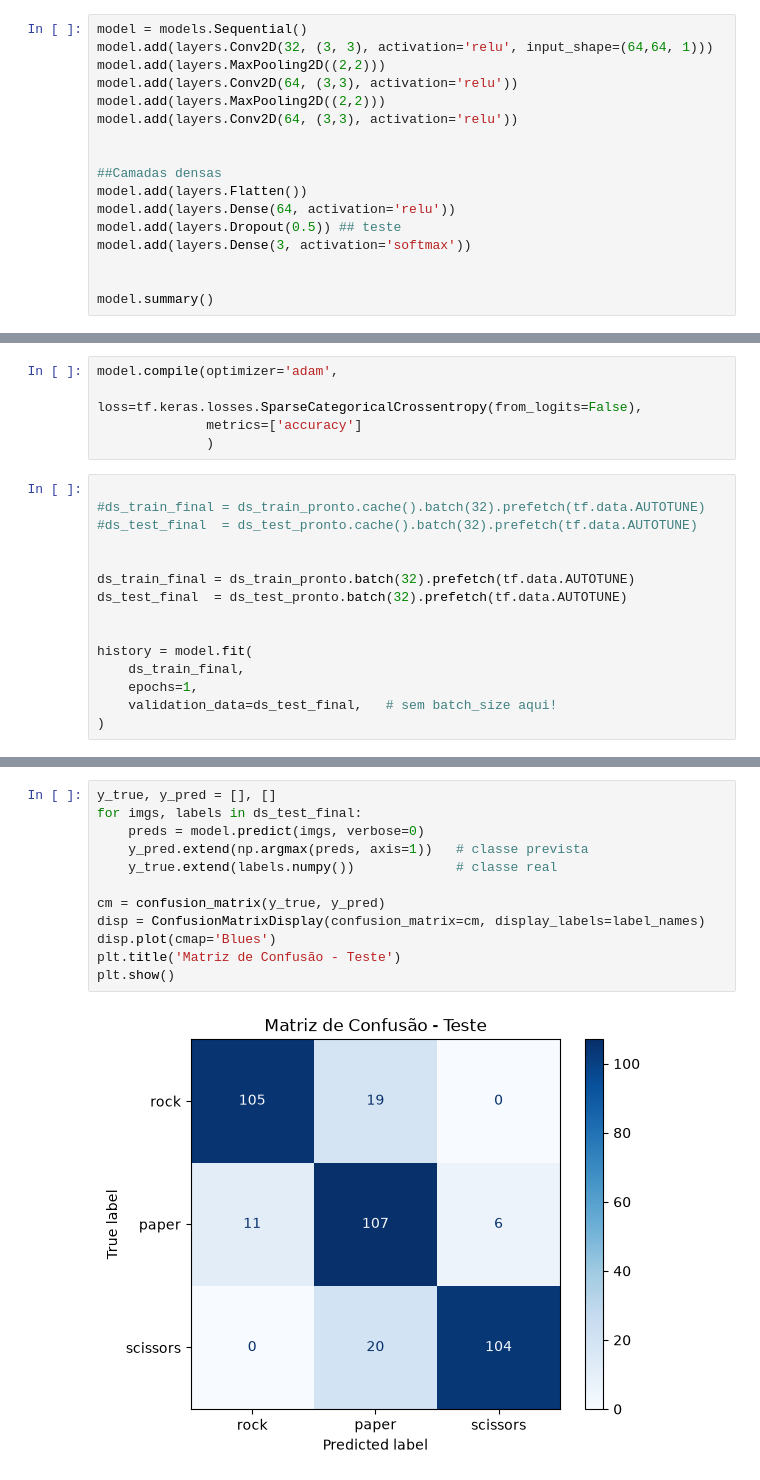
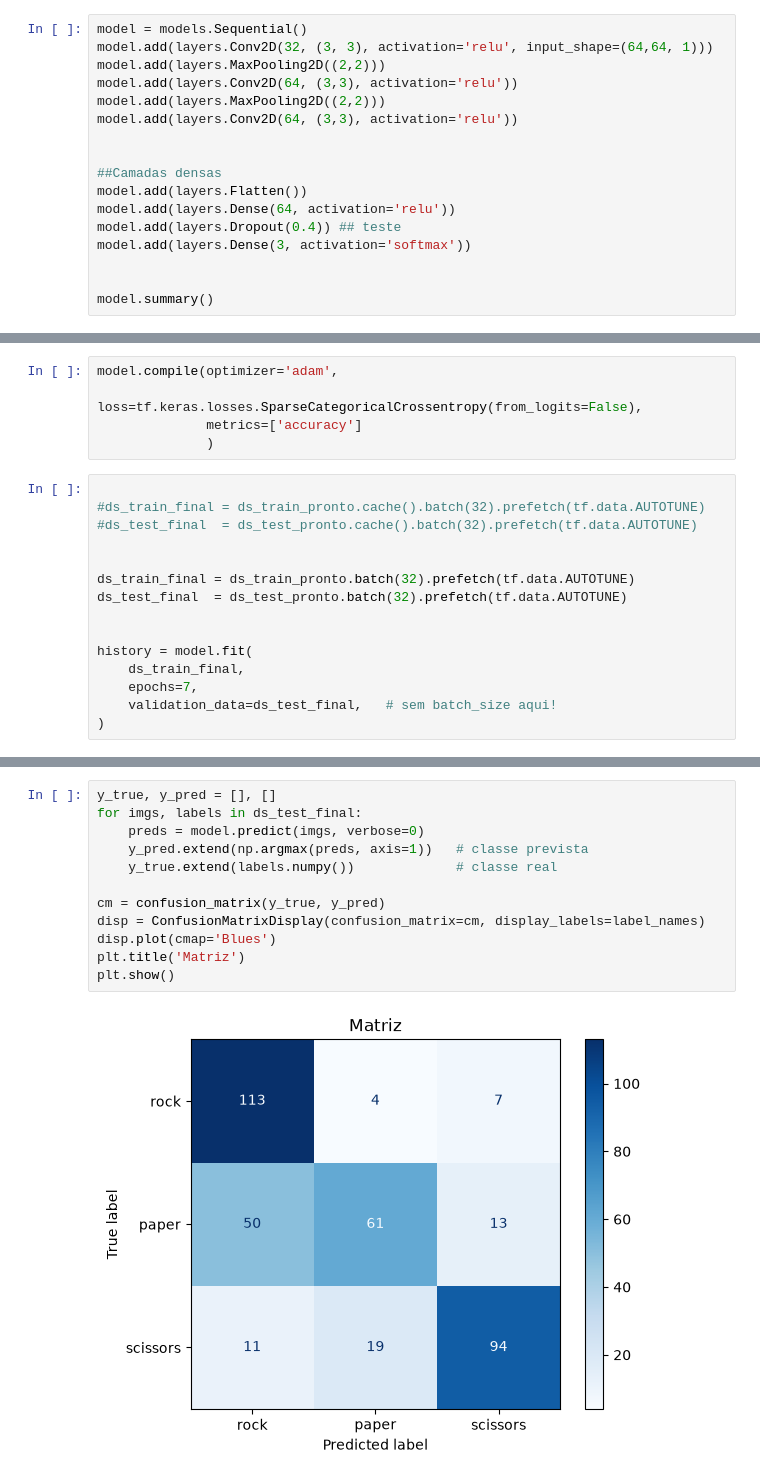
Before and after one commit to alex-cetti/pdi_m3, a Jupyter notebook: cnn_pipeline.ipynb, the cells around one changed output, grey strips where cells are left out. Saved outputs shown, nothing was run; the diff lists cells and outputs as text.

Commit message:
nvos teste

```diff
--- a/cnn_pipeline.ipynb
+++ b/cnn_pipeline.ipynb
@@ -201,7 +226,7 @@ model.add(layers.Conv2D(64, (3,3), activation='relu'))
 ##Camadas densas
 model.add(layers.Flatten())
 model.add(layers.Dense(64, activation='relu'))
-model.add(layers.Dropout(0.5)) ## teste
+model.add(layers.Dropout(0.4)) ## teste
 model.add(layers.Dense(3, activation='softmax'))
 
 
@@ -247,7 +272,7 @@ ds_test_final  = ds_test_pronto.batch(32).prefetch(tf.data.AUTOTUNE)
 
 history = model.fit(
     ds_train_final,
-    epochs=1,
+    epochs=7,
     validation_data=ds_test_final,   # sem batch_size aqui!
 )
 # %% [output]
@@ -275,14 +297,14 @@ print(test_acc)
 # %%
 y_true, y_pred = [], []
 for imgs, labels in ds_test_final:
     preds = model.predict(imgs, verbose=0)
     y_pred.extend(np.argmax(preds, axis=1))   # classe prevista
     y_true.extend(labels.numpy())             # classe real
 
 cm = confusion_matrix(y_true, y_pred)
 disp = ConfusionMatrixDisplay(confusion_matrix=cm, display_labels=label_names)
 disp.plot(cmap='Blues')
-plt.title('Matriz de Confusão - Teste')
+plt.title('Matriz')
 plt.show()
 # %% [output]
-[figure, old version]
+[figure, new version]
```
Also changed, not shown: parts of 10 cells of this notebook.
